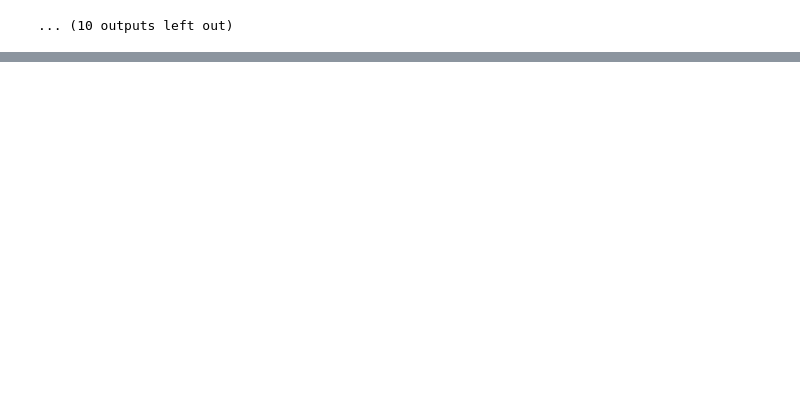
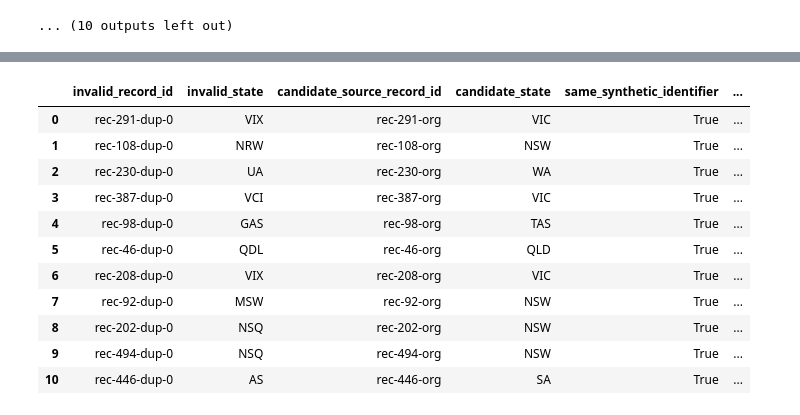
Before and after one commit to WaleBalogunK/Repository-name-entity-resolution-golden-record-lab, a Jupyter notebook: notebooks/01_data_acquisition_and_initial_audit.ipynb, the cells around one changed output, grey strips where cells are left out. Cells and saved outputs as stored; diff of their text form; code cells hidden in the pictures; blank space fills up the shorter version.

```diff
--- a/notebooks/01_data_acquisition_and_initial_audit.ipynb
+++ b/notebooks/01_data_acquisition_and_initial_audit.ipynb
@@ -1303,0 +1326,85 @@ Record pair: rec-46-dup-0 <-> rec-46-org
+# %%
+state_survivorship_review = []
+
+for record_id_1, record_id_2 in invalid_state_match_pairs:
+    pair = febrl_records.loc[
+        [record_id_1, record_id_2],
+        [
+            "given_name",
+            "surname",
+            "suburb",
+            "postcode",
+            "state",
+            "soc_sec_id"
+        ]
+    ].copy()
+
+    pair["normalised_state"] = (
+        pair["state"]
+        .astype("string")
+        .str.strip()
+        .str.upper()
+    )
+
+    pair["state_is_approved"] = (
+        pair["normalised_state"]
+        .isin(canonical_state_codes)
+    )
+
+    invalid_rows = pair[~pair["state_is_approved"]]
+    approved_rows = pair[pair["state_is_approved"]]
+
+    same_soc_sec_id = (
+        pair["soc_sec_id"].nunique(dropna=True) == 1
+    )
+
+    if len(invalid_rows) == 1 and len(approved_rows) == 1:
+        invalid_record_id = invalid_rows.index[0]
+        invalid_state = invalid_rows.iloc[0]["normalised_state"]
+
+        candidate_source_record_id = approved_rows.index[0]
+        candidate_state = approved_rows.iloc[0]["normalised_state"]
+
+        benchmark_decision = (
+            "Use approved counterpart as candidate"
+        )
+
+        enterprise_review_status = (
+            "Validate source authority and geographic consistency"
+        )
+    else:
+        invalid_record_id = None
+        invalid_state = None
+        candidate_source_record_id = None
+        candidate_state = None
+        benchmark_decision = "No automatic candidate"
+        enterprise_review_status = "Manual steward review required"
+
+    state_survivorship_review.append({
+        "invalid_record_id": invalid_record_id,
+        "invalid_state": invalid_state,
+        "candidate_source_record_id": candidate_source_record_id,
+        "candidate_state": candidate_state,
+        "same_synthetic_identifier": same_soc_sec_id,
+        "benchmark_decision": benchmark_decision,
+        "enterprise_review_status": enterprise_review_status
+    })
+
+state_survivorship_review = pd.DataFrame(
+    state_survivorship_review
+)
+
+state_survivorship_review
+# %% [output]
+|  | invalid_record_id | invalid_state | candidate_source_record_id | candidate_state | same_synthetic_identifier | ... |
+| 0 | rec-291-dup-0 | VIX | rec-291-org | VIC | True | ... |
+| 1 | rec-108-dup-0 | NRW | rec-108-org | NSW | True | ... |
+| 2 | rec-230-dup-0 | UA | rec-230-org | WA | True | ... |
+| 3 | rec-387-dup-0 | VCI | rec-387-org | VIC | True | ... |
+| 4 | rec-98-dup-0 | GAS | rec-98-org | TAS | True | ... |
+| 5 | rec-46-dup-0 | QDL | rec-46-org | QLD | True | ... |
+| 6 | rec-208-dup-0 | VIX | rec-208-org | VIC | True | ... |
+| 7 | rec-92-dup-0 | MSW | rec-92-org | NSW | True | ... |
+| 8 | rec-202-dup-0 | NSQ | rec-202-org | NSW | True | ... |
+| 9 | rec-494-dup-0 | NSQ | rec-494-org | NSW | True | ... |
+| 10 | rec-446-dup-0 | AS | rec-446-org | SA | True | ... |
```
Also changed, not shown: parts of 4 cells of this notebook.
